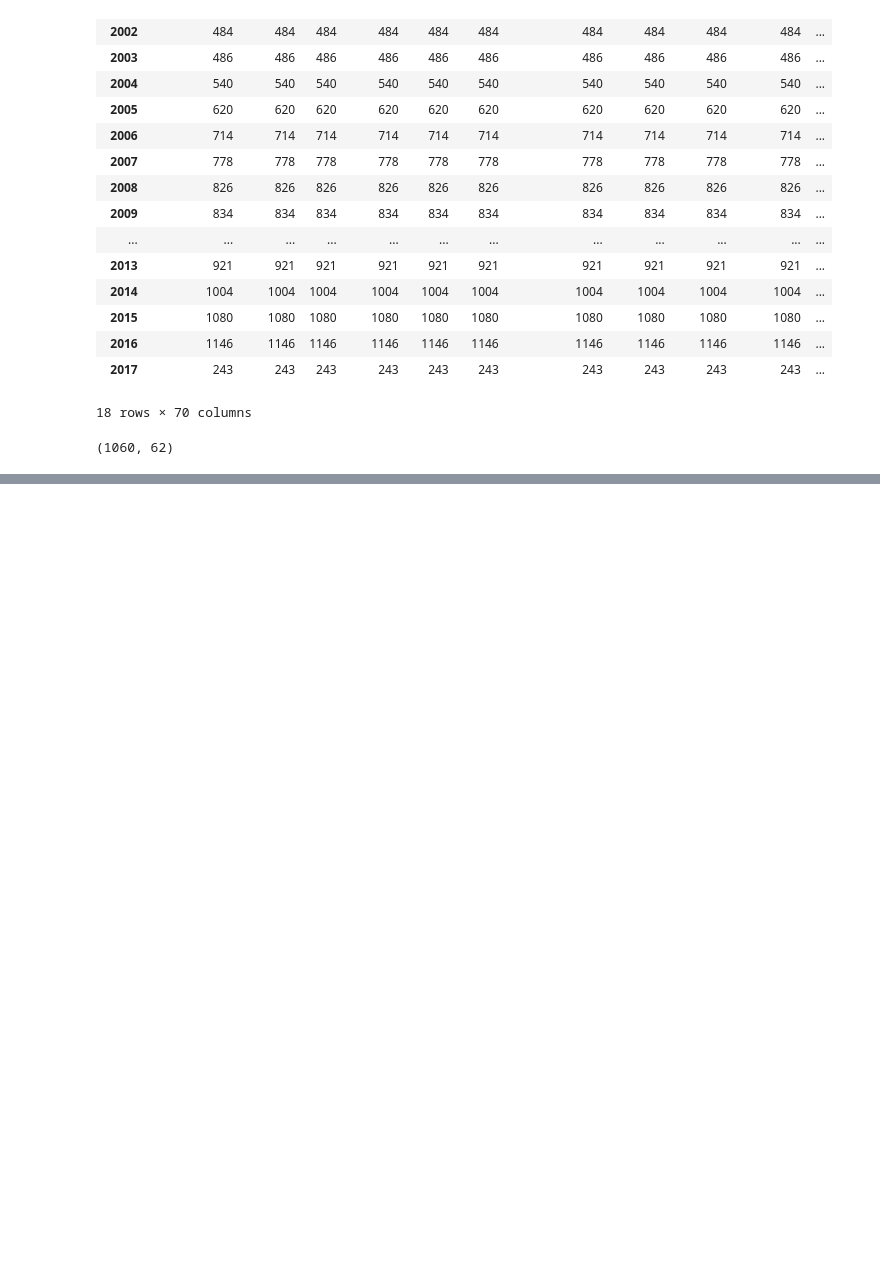
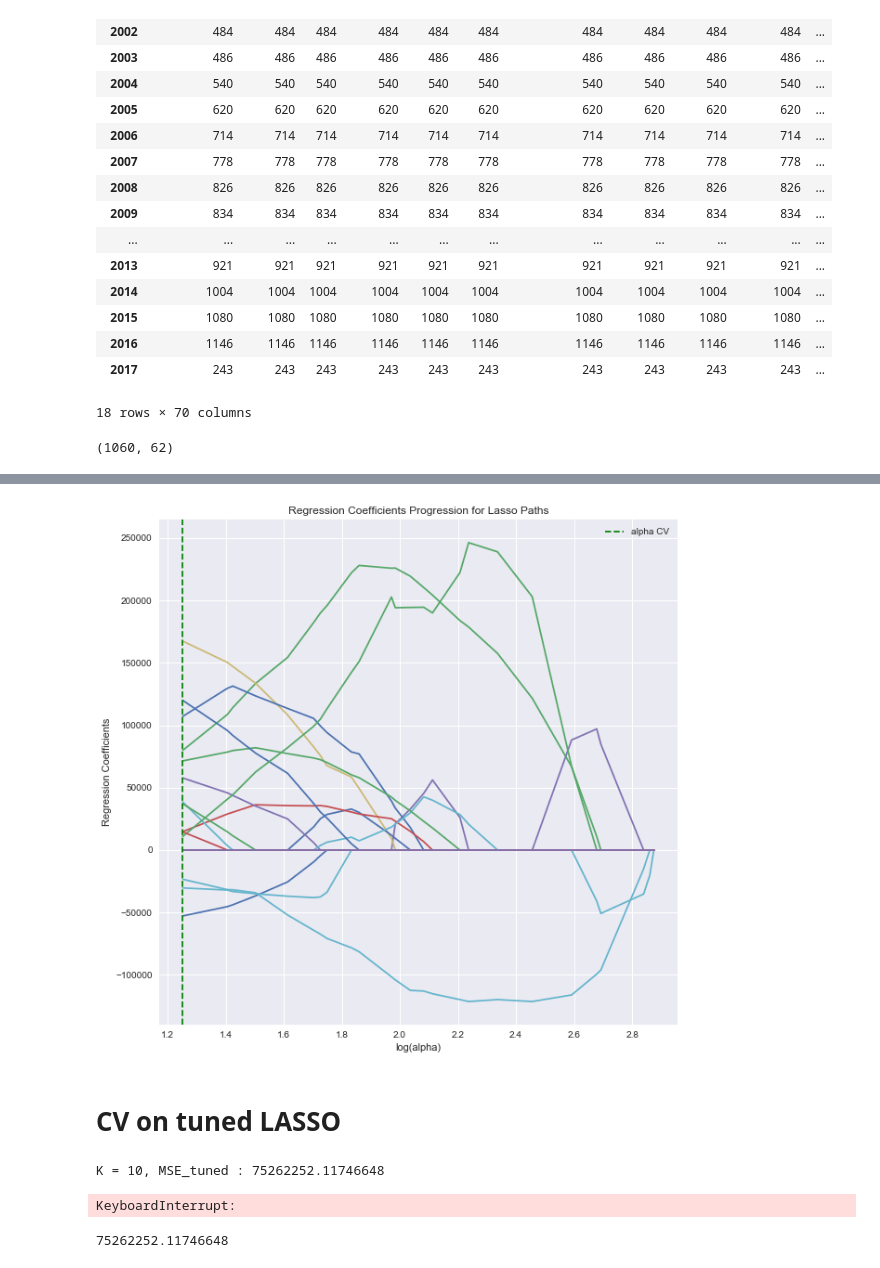
Before and after one commit to yueying-teng/RF, a Jupyter notebook: LN_Data.ipynb, the cells around one changed output, grey strips where cells are left out. Saved outputs shown, nothing was run; the diff lists cells and outputs as text; code cells hidden in the pictures; blank space fills up the shorter version.

```diff
--- a/LN_Data.ipynb
+++ b/LN_Data.ipynb
@@ -103,0 +339,56 @@ print (data2.shape)
+# %%
+# plot coefficient progression
+
+fig = plt.figure(figsize = (10, 10))
+m_log_alphas = np.log10(model.alphas_)
+ax = plt.gca()
+plt.plot(m_log_alphas, model.coef_path_.T)
+plt.axvline(np.log10(model.alpha_), linestyle = '--', color = 'green', label = 'alpha CV')
+plt.ylabel('Regression Coefficients')
+plt.legend()
+plt.xlabel('log(alpha)')
+plt.title('Regression Coefficients Progression for Lasso Paths')
+
+plt.show()
+# %% [output]
+[figure, added]
+# %% [markdown]
+# CV on tuned LASSO
+# %%
+# model
+folds      = [10, 20, 50, 100, 150, 200, 250]
+n_folds    = len(folds)
+MSE_tuned  = []
+n = data1[features].shape[0]
+
+MSE = make_scorer(mean_squared_error)
+
+# Run K-folds
+for k in folds:
+
+    scores = cross_val_score(model, data1[features], data1['value'], cv = k, scoring = MSE)
+    MSE_tuned .append(scores.mean())
+
+    print("K = {}, MSE_tuned : {}".format (k, MSE_tuned[-1]))
+
+
+# Print chart
+fig = plt.figure(figsize = (10, 10))
+plt.errorbar(range(1, n_folds + 1), MSE_tuned , yerr=[5] * n_folds)  # Use 5% for the error bars
+ax = plt.gca()
+plt.xticks(range(0, n_folds + 2), [''] + [str(k) for k in folds] + [''])
+# plt.yticks(range(30, 110, 10))
+
+plt.title("K-fold Cross-validation testing error estimation")
+plt.xlabel("number of folds")
+plt.ylabel("MSE_tuned ")
+# %% [output]
+K = 10, MSE_tuned : 75262252.11746648
+KeyboardInterrupt:
+# %%
+kf = 10
+
+MSE = make_scorer(mean_squared_error)
+np.mean(cross_val_score(model, data1[features], data1['value'], cv = kf, scoring = MSE))
+# %% [output]
+75262252.11746648
```
Also changed, not shown: parts of 37 cells of this notebook.
